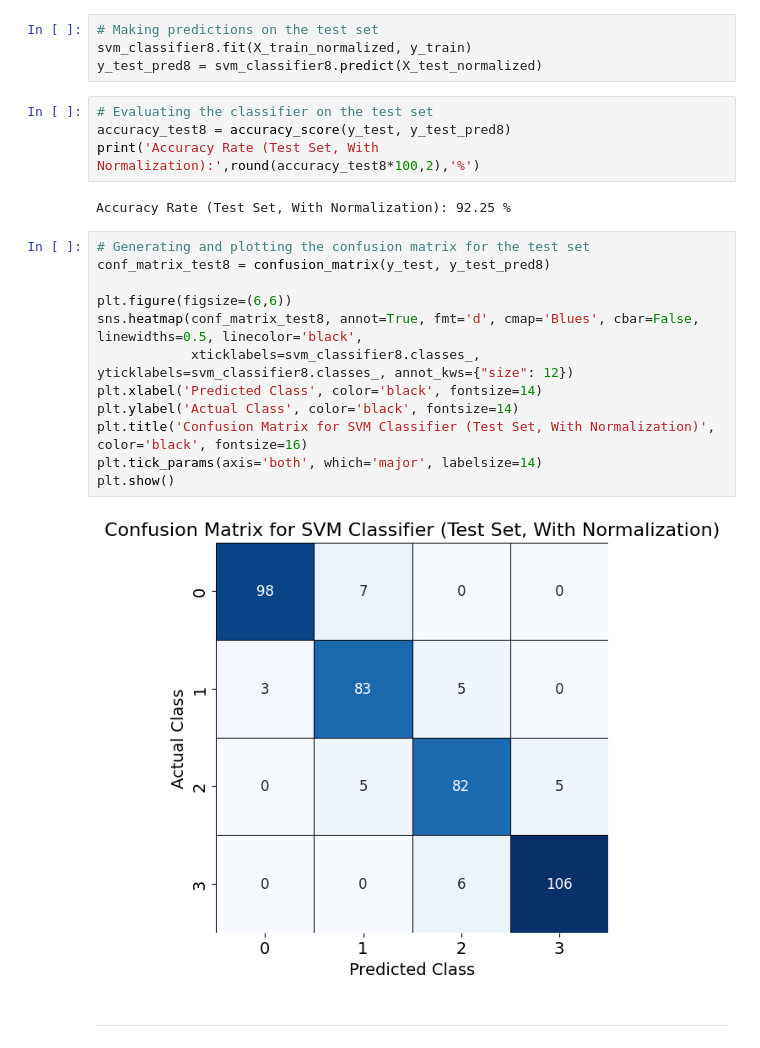
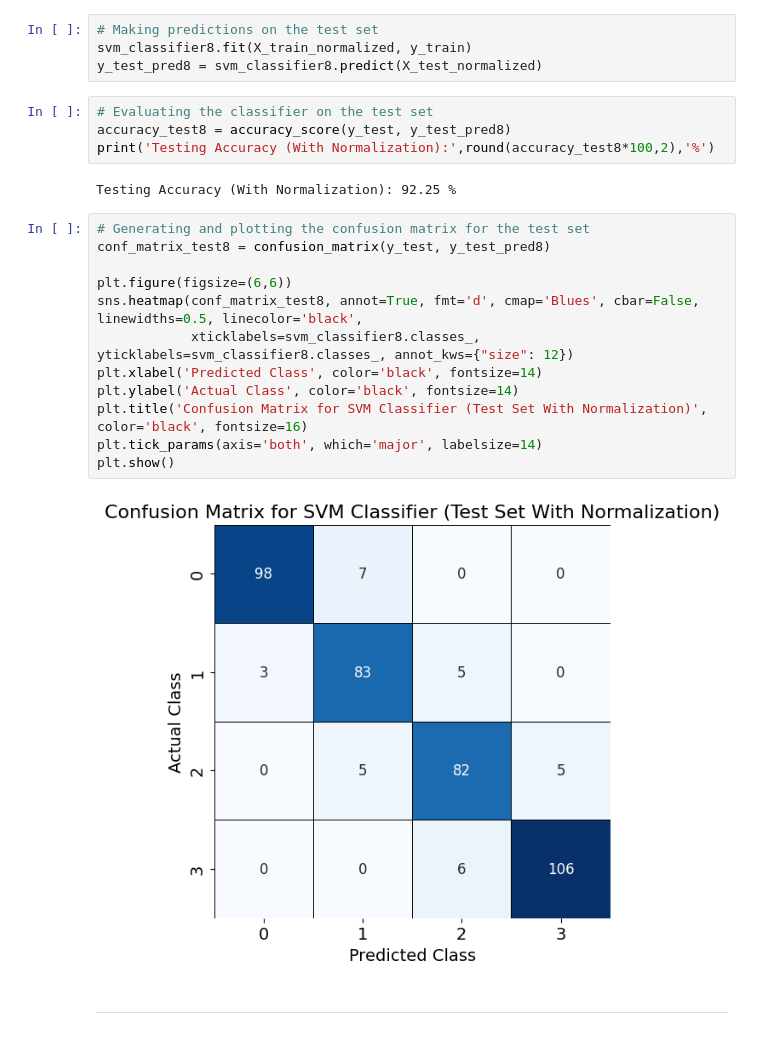
Before and after one commit to Mouleshwar3238/Mobile_Price_Classification, a Jupyter notebook: SVM_MPC.ipynb, the cells around one changed output. Saved outputs shown, nothing was run; the diff lists cells and outputs as text.

```diff
--- a/SVM_MPC.ipynb
+++ b/SVM_MPC.ipynb
@@ -409,22 +409,22 @@ y_test_pred8 = svm_classifier8.predict(X_test_normalized)
 # %%
 # Evaluating the classifier on the test set
 accuracy_test8 = accuracy_score(y_test, y_test_pred8)
-print('Accuracy Rate (Test Set, With Normalization):',round(accuracy_test8*100,2),'%')
+print('Testing Accuracy (With Normalization):',round(accuracy_test8*100,2),'%')
 # %% [output]
-Accuracy Rate (Test Set, With Normalization): 92.25 %
+Testing Accuracy (With Normalization): 92.25 %
 # %%
 # Generating and plotting the confusion matrix for the test set
 conf_matrix_test8 = confusion_matrix(y_test, y_test_pred8)
 
 plt.figure(figsize=(6,6))
 sns.heatmap(conf_matrix_test8, annot=True, fmt='d', cmap='Blues', cbar=False, linewidths=0.5, linecolor='black',
             xticklabels=svm_classifier8.classes_, yticklabels=svm_classifier8.classes_, annot_kws={"size": 12})
 plt.xlabel('Predicted Class', color='black', fontsize=14)
 plt.ylabel('Actual Class', color='black', fontsize=14)
-plt.title('Confusion Matrix for SVM Classifier (Test Set, With Normalization)', color='black', fontsize=16)
+plt.title('Confusion Matrix for SVM Classifier (Test Set With Normalization)', color='black', fontsize=16)
 plt.tick_params(axis='both', which='major', labelsize=14)
 plt.show()
 # %% [output]
-[figure, old version]
+[figure, new version]
 # %% [markdown]
 ***
```
Also changed, not shown: parts of 22 cells of this notebook.
